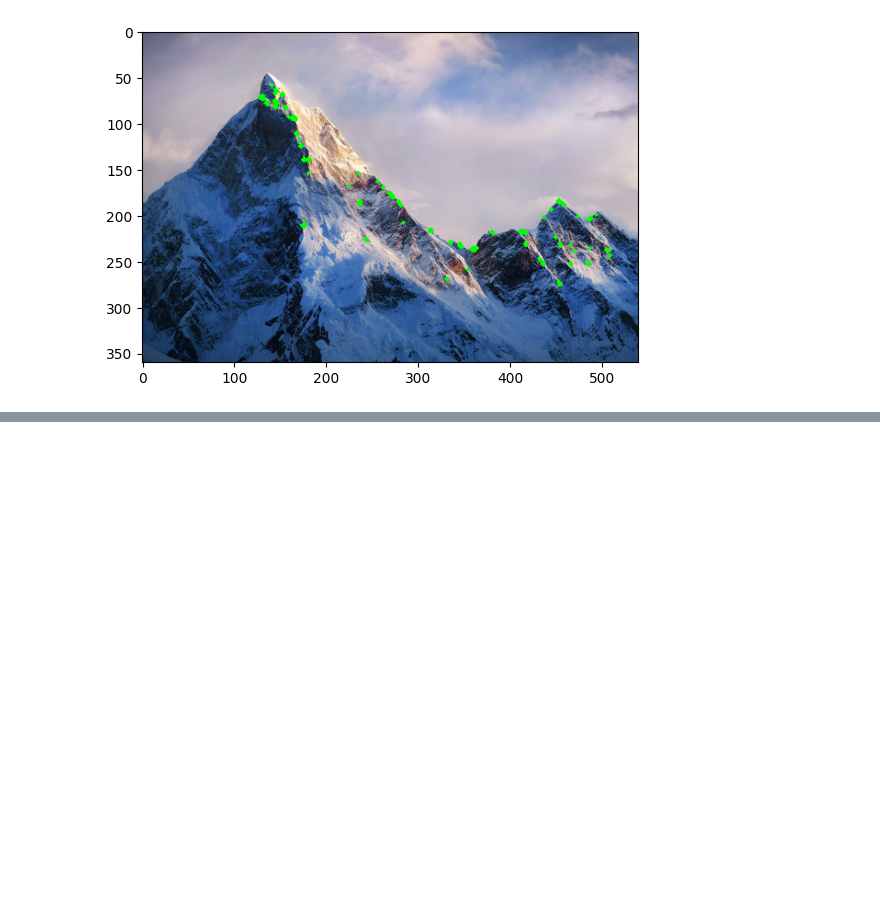
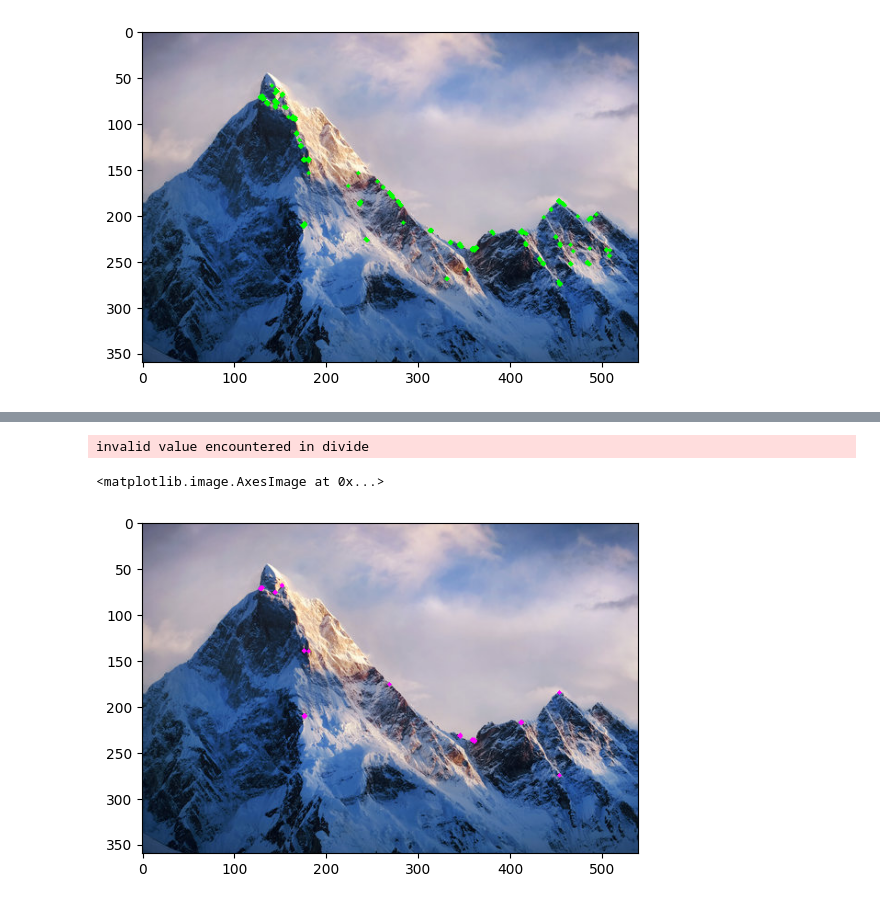
Before and after one commit to yjb-git/colab, a Jupyter notebook: Harris.ipynb, the cells around one changed output, grey strips where cells are left out. Cells and saved outputs as stored; diff of their text form; code cells hidden in the pictures; blank space fills up the shorter version.

```diff
--- a/Harris.ipynb
+++ b/Harris.ipynb
@@ -101,0 +109,18 @@ plot_autocorr_quadratic(A11, A22, A12, x=425, y=240, r=5)
+# %%
+det = A11*A22 - A12*A12
+tr = A11 + A22
+brown = det / tr
+vis = img.copy()
+H = brown.copy()
+Rnorm = cv2.normalize(H, None, 0, 1, cv2.NORM_MINMAX)
+th = 0.57
+ys, xs = np.where(Rnorm > th)
+for (x, y) in zip(xs, ys):
+    cv2.circle(vis, (x, y), 2, (255, 0, 255), -1)  # purple dot
+
+# plt img show
+plt.imshow(cv2.cvtColor(vis, cv2.COLOR_BGR2RGB))
+# %% [output]
+invalid value encountered in divide
+<matplotlib.image.AxesImage at 0x...>
+[figure, added]
```
Also changed, not shown: parts of 4 cells of this notebook.
